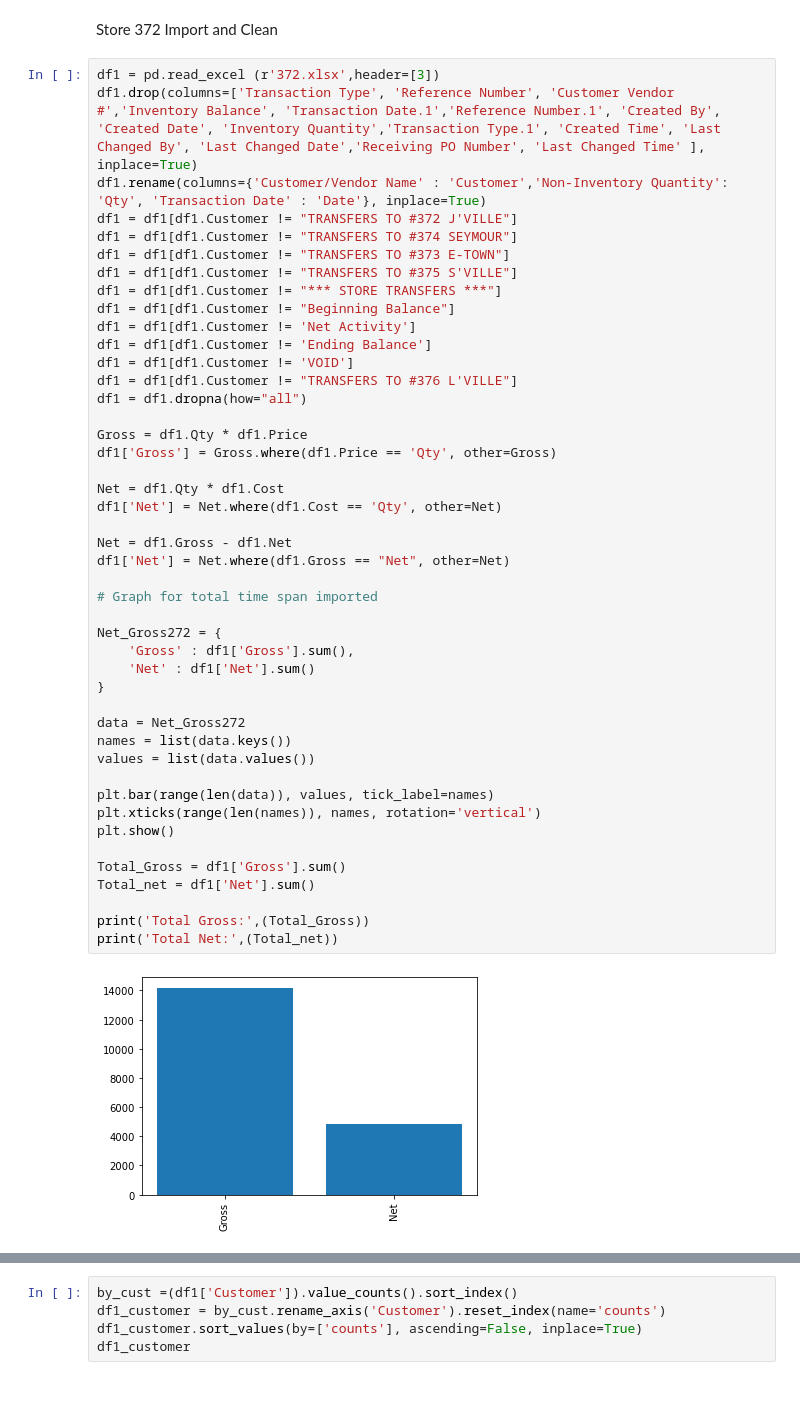
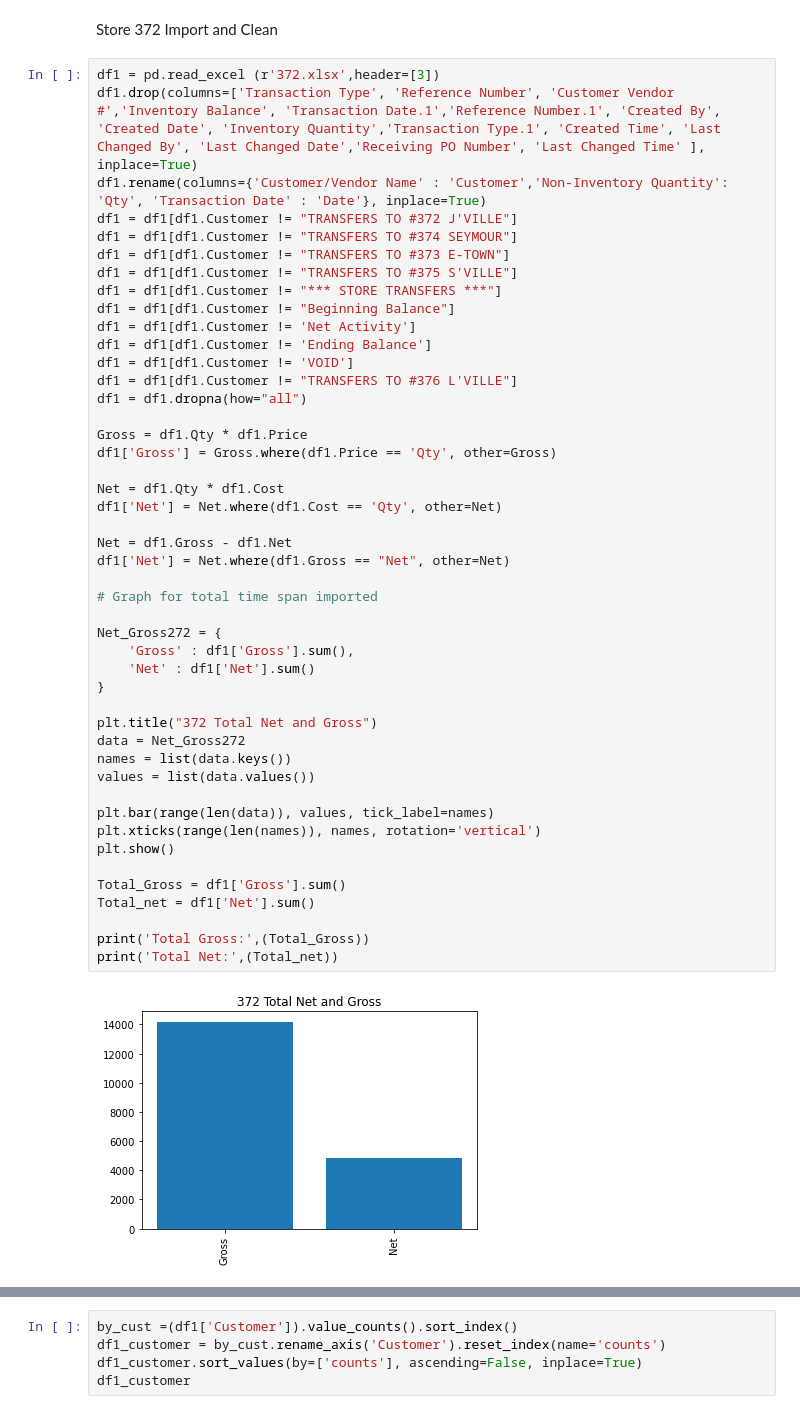
Before and after one commit to dmorton714/vis, a Jupyter notebook: import_ready.ipynb, the cells around one changed output, grey strips where cells are left out. Cells and saved outputs as stored; diff of their text form.

```diff
--- a/import_ready.ipynb
+++ b/import_ready.ipynb
@@ -83,34 +83,35 @@ df1 = df1.dropna(how="all")
 Gross = df1.Qty * df1.Price
 df1['Gross'] = Gross.where(df1.Price == 'Qty', other=Gross)
 
 Net = df1.Qty * df1.Cost
 df1['Net'] = Net.where(df1.Cost == 'Qty', other=Net)
 
 Net = df1.Gross - df1.Net
 df1['Net'] = Net.where(df1.Gross == "Net", other=Net)
 
 # Graph for total time span imported
 
 Net_Gross272 = {
     'Gross' : df1['Gross'].sum(),
     'Net' : df1['Net'].sum()
 }
 
+plt.title("372 Total Net and Gross")
 data = Net_Gross272
 names = list(data.keys())
 values = list(data.values())
 
 plt.bar(range(len(data)), values, tick_label=names)
 plt.xticks(range(len(names)), names, rotation='vertical')
 plt.show()
 
 Total_Gross = df1['Gross'].sum()
 Total_net = df1['Net'].sum()
 
 print('Total Gross:',(Total_Gross))
 print('Total Net:',(Total_net))
 # %% [output]
-[figure, old version]
+[figure, new version]
 Total Gross: 14195.0
 Total Net: 4845.0
 # %%
```
Also changed, not shown: parts of 10 cells of this notebook, 1 other file.
